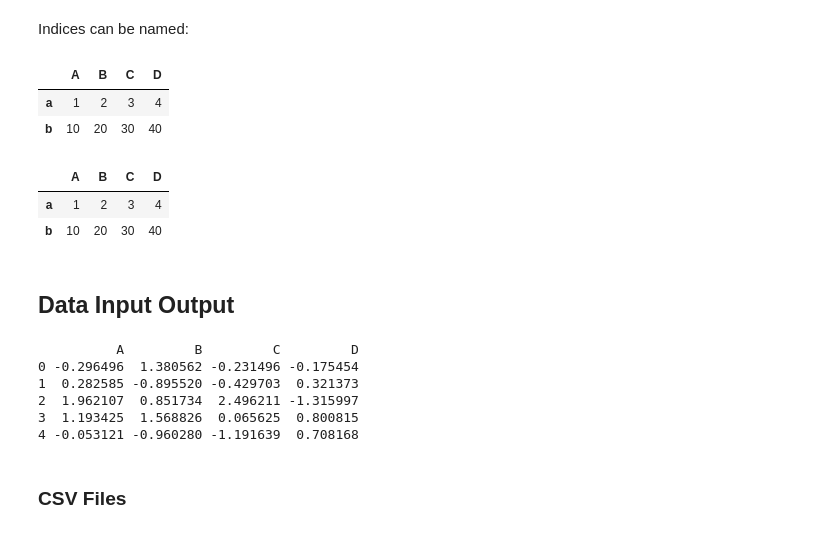
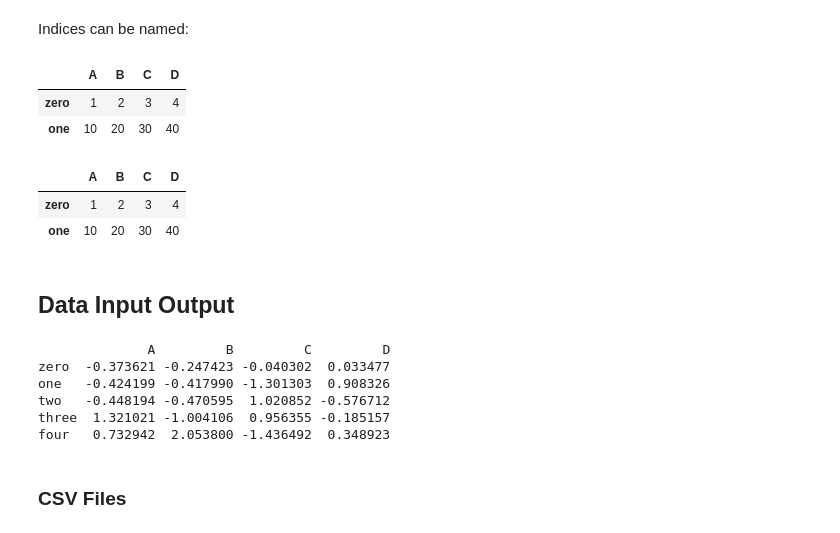
Before and after one commit to blakeflei/IntroScientificPythonWithJupyter, a Jupyter notebook: 10 - Pandas Crash Course.ipynb, the cells around one changed output. Saved outputs shown, nothing was run; the diff lists cells and outputs as text; code cells hidden in the pictures.

Commit message:
update indexing methods

```diff
--- a/10 - Pandas Crash Course.ipynb
+++ b/10 - Pandas Crash Course.ipynb
@@ -73,32 +73,32 @@ Indices can be named:
 # %%
 # Rename the columns
 df1.columns = ['A','B','C','D']
-df1.index = ['a','b']
+df1.index = ['zero','one']
 df1
 # %% [output]
 |  | A | B | C | D |
-| a | 1 | 2 | 3 | 4 |
-| b | 10 | 20 | 30 | 40 |
+| zero | 1 | 2 | 3 | 4 |
+| one | 10 | 20 | 30 | 40 |
 # %%
 # Create the dataframe with the columns
-df1 = pd.DataFrame([[1,2,3,4],[10,20,30,40]], index=['a','b'], columns=['A','B','C',"D"])
+df1 = pd.DataFrame([[1,2,3,4],[10,20,30,40]], columns=['A','B','C',"D"], index=['zero','one'])
 df1
 # %% [output]
 |  | A | B | C | D |
-| a | 1 | 2 | 3 | 4 |
-| b | 10 | 20 | 30 | 40 |
+| zero | 1 | 2 | 3 | 4 |
+| one | 10 | 20 | 30 | 40 |
 # %% [markdown]
 ## Data Input Output
 # %%
-df1 = pd.DataFrame(np.random.randn(5,4), columns = ['A','B','C','D'])
+df1 = pd.DataFrame(np.random.randn(5,4), columns = ['A','B','C','D'], index=['zero','one','two','three','four'])
 print(df1)
 # %% [output]
-          A         B         C         D
-0 -0.296496  1.380562 -0.231496 -0.175454
-1  0.282585 -0.895520 -0.429703  0.321373
-2  1.962107  0.851734  2.496211 -1.315997
-3  1.193425  1.568826  0.065625  0.800815
-4 -0.053121 -0.960280 -1.191639  0.708168
+              A         B         C         D
+zero  -0.373621 -0.247423 -0.040302  0.033477
+one   -0.424199 -0.417990 -1.301303  0.908326
+two   -0.448194 -0.470595  1.020852 -0.576712
+three  1.321021 -1.004106  0.956355 -0.185157
+four   0.732942  2.053800 -1.436492  0.348923
 # %% [markdown]
 ### CSV Files
 # %%
```
Also changed, not shown: parts of 49 cells of this notebook.
